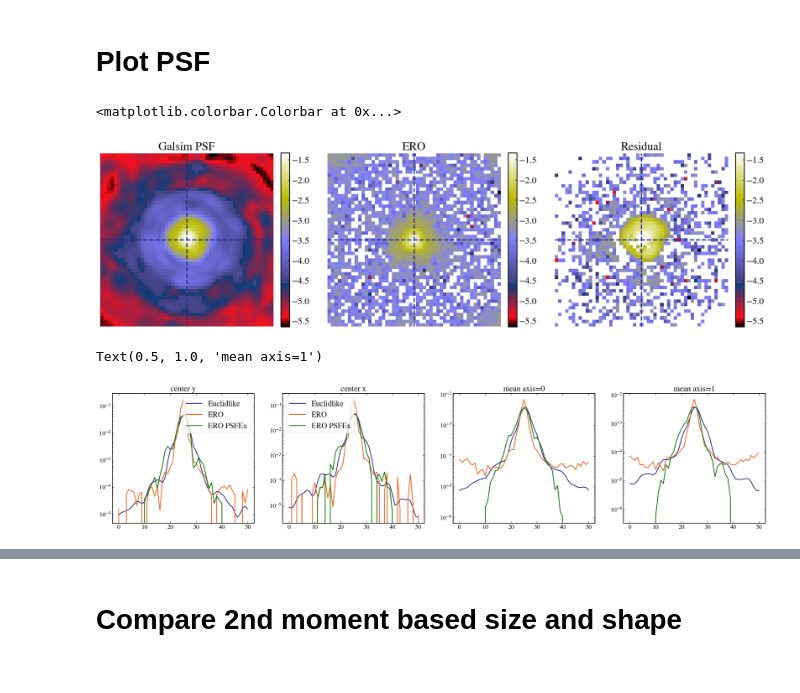
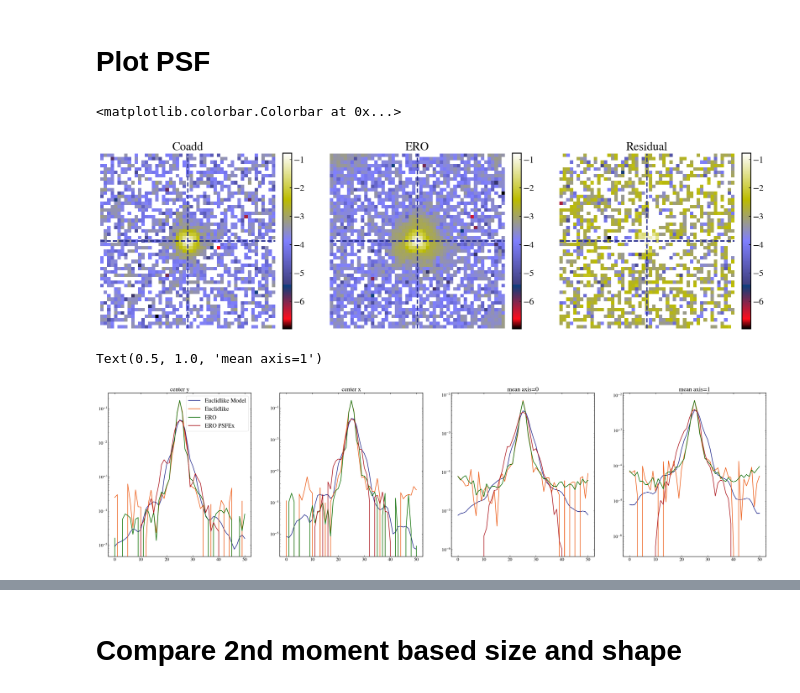
Before and after one commit to GalSim-developers/GalSim-Euclid-Like, a Jupyter notebook: validation/PSFModelTesting.ipynb, the cells around one changed output, grey strips where cells are left out. Saved outputs shown, nothing was run; the diff lists cells and outputs as text; code cells hidden in the pictures.

```diff
--- a/validation/PSFModelTesting.ipynb
+++ b/validation/PSFModelTesting.ipynb
@@ -111,0 +113,8 @@ scale = ero_psfex.getSampleScale() * euclidlike.pixel_scale
+# %%
+d = fits.getdata("/hildafs/projects/phy200017p/share/euclid_sim/output_public_area2/euclidlike_coadd_sexcat.fits", 2)
+t = np.load("/hildafs/projects/phy200017p/share/euclid_sim/output_public_area2/euclidlike_coadd_true_catalog.npy")
+img = fits.getdata("/hildafs/projects/phy200017p/share/euclid_sim/output_public_area2/euclidlike_coadd.fits", 0)
+header = fits.getheader("/hildafs/projects/phy200017p/share/euclid_sim/output_public_area2/euclidlike_coadd.fits", 0)
+
+d["MAG_AUTO"] = d["MAG_AUTO"] + euclidlike.getBandpasses()["VIS"].zeropoint + 2.5 * np.log10(euclidlike.collecting_area * euclidlike.long_exptime) - 2.5 * np.log10(euclidlike.gain)
+t["mag"] = t["mag"] + 2.5 * np.log10(euclidlike.collecting_area * euclidlike.long_exptime)
@@ -111,0 +151,16 @@ scale = ero_psfex.getSampleScale() * euclidlike.pixel_scale
+# %%
+fs = FetchStamps(img, int(51 / 2))
+x = cat_star["XWIN_IMAGE"][m_mag_stars]
+y = cat_star["YWIN_IMAGE"][m_mag_stars]
+fs.get_pixels(np.round(np.array([y-1, x-1]).T).astype(int))
+coadd_star_stack = fs.scan()
+# %%
+cir_mask = 1 - create_circular_mask(51, 51, center=None, radius=10)
+coadd_stars = []
+for star_tmp in coadd_star_stack:
+    tmp = star_tmp*cir_mask
+    if np.abs(np.mean(tmp)) < 0.2:
+        coadd_stars.append(star_tmp/np.sum(star_tmp[cir_mask == 0]))
+coadd_stars = np.array(coadd_stars)
+coadd_star_mean = np.mean(coadd_stars, axis=0)
+coadd_star_mean /= np.sum(coadd_star_mean)
@@ -167,8 +224,8 @@ ero_psf_image = ero_psf.drawImage(bandpass=euclidlike_bp, nx=51, ny=51, scale=sc
 # Plot PSF
 # %%
 fig, axs = plt.subplots(ncols=3, figsize=(20, 8))
-im0 = axs[0].imshow(np.log10(euclidlike_psf_image.array), origin='lower', aspect='equal', cmap='gist_stern')
-axs[0].set_title('Galsim PSF')
+im0 = axs[0].imshow(np.log10(coadd_star_mean), origin='lower', aspect='equal', cmap='gist_stern')
+axs[0].set_title('Coadd')
 axs[0].axis('off');
 axs[0].axhline(25, ls='--')
 axs[0].axvline(25, ls='--')
@@ -181,7 +238,7 @@ axs[1].axhline(25, ls='--')
 axs[1].axvline(25, ls='--')
 plt.colorbar(im0, ax=axs[1], fraction=0.046, pad=0.04)
 
-im2 = axs[2].imshow(np.log10(euclidlike_psf_image.array - ero_star_mean), origin='lower', aspect='equal', cmap='gist_stern')
+im2 = axs[2].imshow(np.log10(coadd_star_mean - ero_star_mean), origin='lower', aspect='equal', cmap='gist_stern')
 axs[2].set_title('Residual')
 axs[2].axis('off');
 axs[2].axhline(25, ls='--')
@@ -189,39 +246,42 @@ axs[2].axvline(25, ls='--')
 plt.colorbar(im0, ax=axs[2], fraction=0.046, pad=0.04)
 # %% [output]
 <matplotlib.colorbar.Colorbar at 0x...>
-[figure, old version]
+[figure, new version]
 # %%
 cx, cy = euclidlike_psf_image.array.shape
 cx = int(cx / 2)
 cy = int(cy / 2)
 
-fig, axs = plt.subplots(ncols=4, figsize=(30, 6))
+fig, axs = plt.subplots(ncols=4, figsize=(40, 10))
 
-axs[0].plot(euclidlike_psf_image.array[cy, :], label='Euclidlike')
+axs[0].plot(euclidlike_psf_image.array[cy, :], label='Euclidlike Model')
+axs[0].plot(coadd_star_mean[cy, :], label='Euclidlike')
 axs[0].plot(ero_star_mean[cy, :], label='ERO')
 axs[0].plot(ero_psf_image.array[cy, :], label='ERO PSFEx')
 axs[0].set_yscale('log')
 axs[0].legend()
 axs[0].set_title('center y')
 
-axs[1].plot(euclidlike_psf_image.array[:, cx], label='Euclidlike')
-axs[1].plot(ero_star_mean[:, cx], label='ERO')
-axs[1].plot(ero_psf_image.array[:, cx], label='ERO PSFEx')
+axs[1].plot(euclidlike_psf_image.array[:, cx])
+axs[1].plot(coadd_star_mean[:, cx])
+axs[1].plot(ero_star_mean[:, cx])
+axs[1].plot(ero_psf_image.array[:, cx])
 axs[1].set_yscale('log')
-axs[1].legend()
 axs[1].set_title('center x')
 
 axs[2].plot(np.mean(euclidlike_psf_image.array, axis=0))
+axs[2].plot(np.mean(coadd_star_mean, axis=0))
 axs[2].plot(np.mean(ero_star_mean, axis=0))
 axs[2].plot(np.mean(ero_psf_image.array, axis=0))
 axs[2].set_yscale('log')
 axs[2].set_title('mean axis=0')
 
 axs[3].plot(np.mean(euclidlike_psf_image.array, axis=1))
+axs[3].plot(np.mean(coadd_star_mean, axis=1))
 axs[3].plot(np.mean(ero_star_mean, axis=1))
 axs[3].plot(np.mean(ero_psf_image.array, axis=1))
 axs[3].set_yscale('log')
 axs[3].set_title('mean axis=1')
 # %% [output]
 Text(0.5, 1.0, 'mean axis=1')
-[figure, old version]
+[figure, new version]
```
Also changed, not shown: parts of 10 cells of this notebook.
